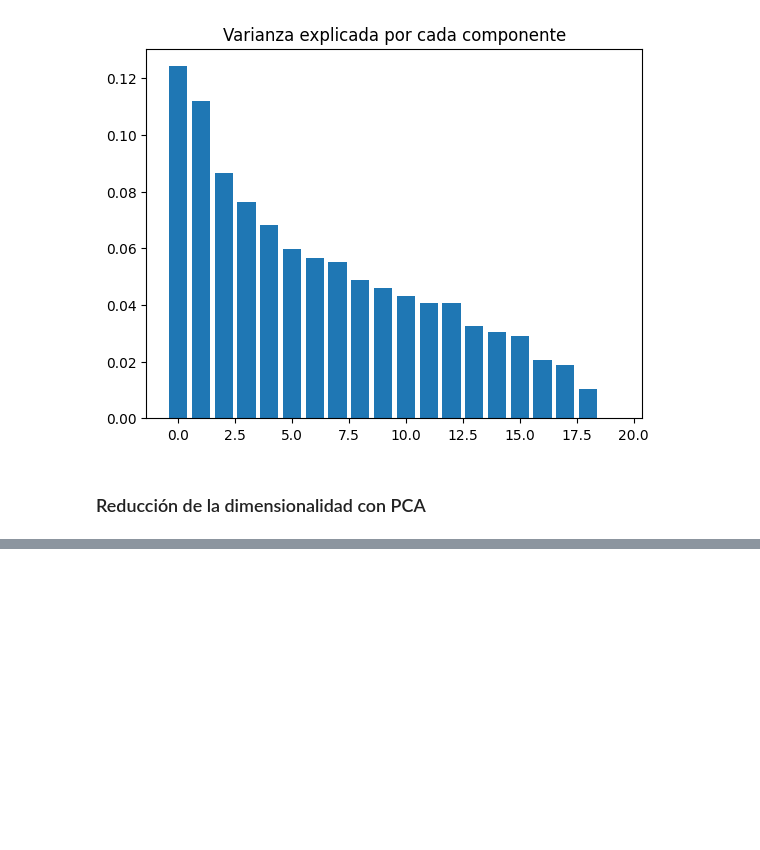
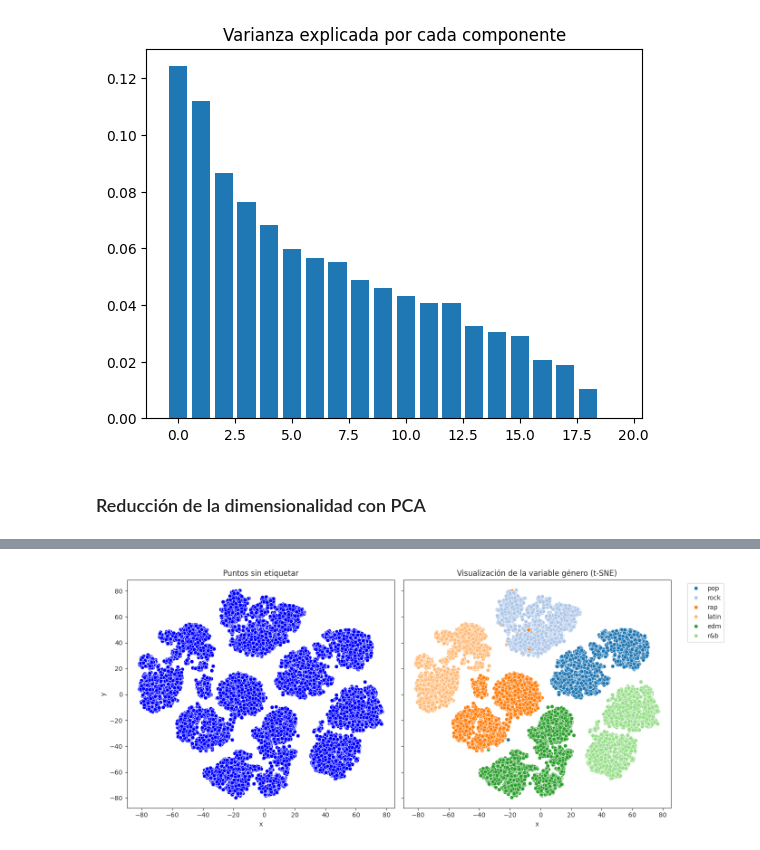
Before and after one commit to hexecoded/BD_Spark, a Jupyter notebook: DBSCAN/DBSCAN_FINAL.ipynb, the cells around one changed output, grey strips where cells are left out. Cells and saved outputs as stored; diff of their text form; code cells hidden in the pictures; blank space fills up the shorter version.

```diff
--- a/DBSCAN/DBSCAN_FINAL.ipynb
+++ b/DBSCAN/DBSCAN_FINAL.ipynb
@@ -1048,5 +1130,0 @@ df_results
-# %%
-df_var_saved = df_var_saved.withColumnRenamed("id", "point")
-df_subgeneros = df_var_saved
-df_etiq_subgeneros = df_clusters.select("point").join(df_subgeneros, on="point", how="inner")
-df_etiq_subgeneros = df_etiq_subgeneros.toPandas()
@@ -1094,0 +1139,4 @@ plot_result(X_tsne, df_etiq_subgeneros["playlist_subgenre"])
+# %%
+df_subgeneros = df_var_saved.toPandas()
+df_etiq_subgeneros = pd.merge(df_subgeneros, df_results, on='id')
+print(df_etiq_subgeneros.head(5))
@@ -1094,0 +1164,5 @@ plot_result(X_tsne, df_etiq_subgeneros["playlist_subgenre"])
+# %%
+plot_result(df_etiq_subgeneros[['tsne1', 'tsne2']
+                               ].values, df_etiq_subgeneros["playlist_genre"], title="Visualización de la variable género (t-SNE)")
+# %% [output]
+[figure, added]
```
Also changed, not shown: parts of 67 cells of this notebook, 28 other files.
